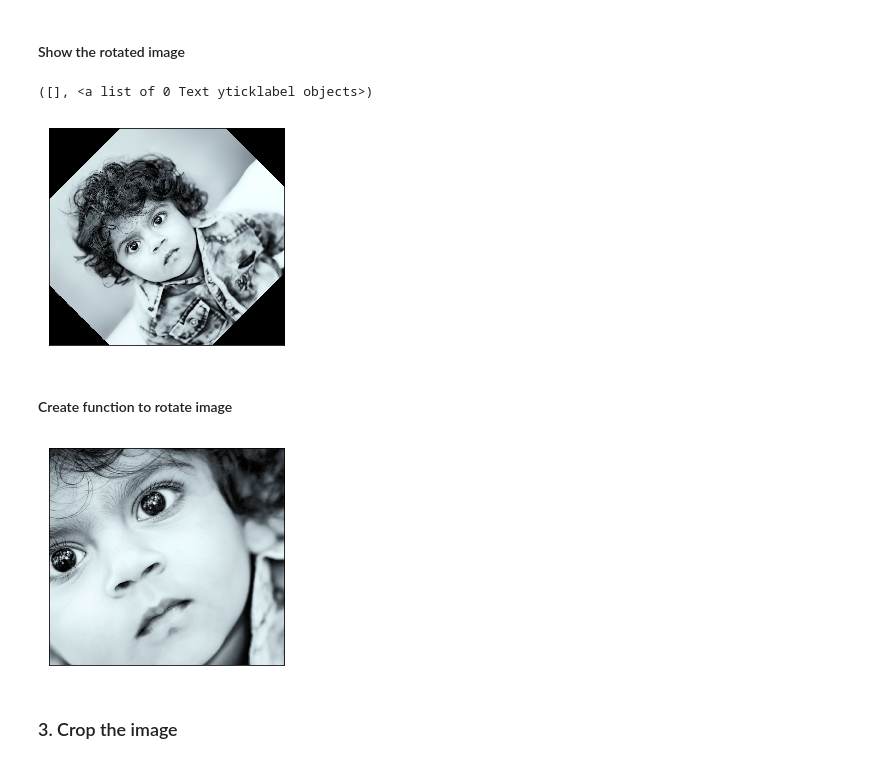
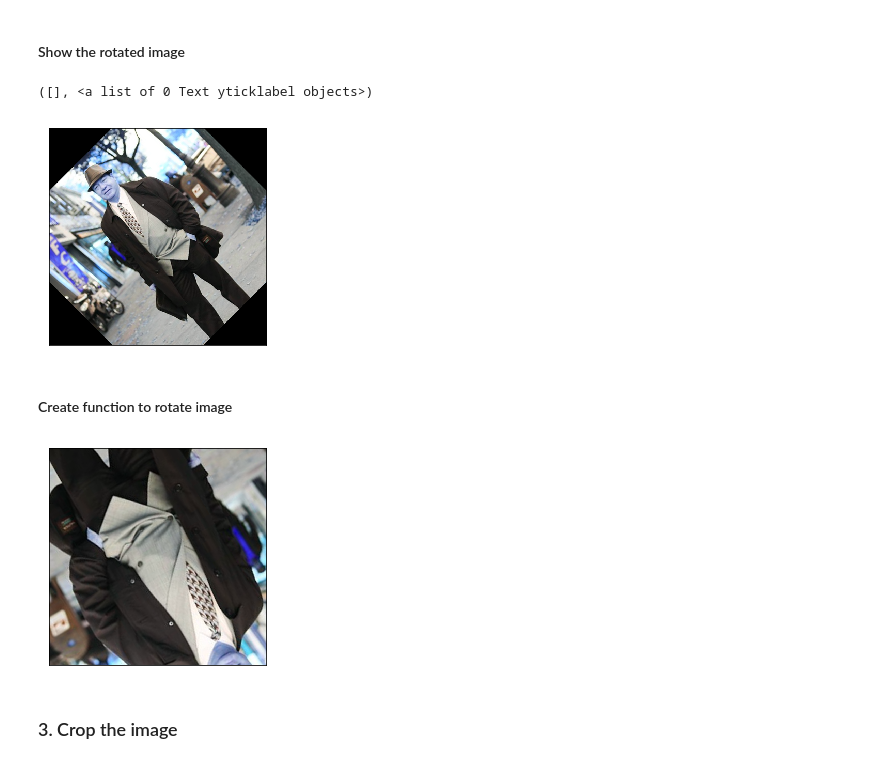
Before and after one commit to plim0793/automating_photography, a Jupyter notebook: image_aug.ipynb, the cells around one changed output. Drawn from its saved outputs; the diff is of its cells as text; code cells hidden in the pictures.

```diff
--- a/image_aug.ipynb
+++ b/image_aug.ipynb
@@ -77,6 +77,6 @@ def crop_img(orig_img, h1, h2, w1, w2):
 # %% [markdown]
 ### Read in the image
 # %%
-t1 = cv2.imread('data/test_1.jpg')
+t1 = cv2.imread('data/humansofny/891237_183126561884885_1511388695_n.jpg')
 print(t1.shape)
 # %% [output]
@@ -134,13 +134,13 @@ plt.xticks([])
 plt.yticks([])
 # %% [output]
 ([], <a list of 0 Text yticklabel objects>)
-[figure, old version]
+[figure, new version]
 # %% [markdown]
 #### Create function to rotate image
 # %%
-r_img = rotate_img(t1, deg_rot=30, scale=3)
+r_img = rotate_img(t1, deg_rot=210, scale=np.random.uniform(low=1, high=4))
 # %% [output]
-[figure, old version]
+[figure, new version]
 # %% [markdown]
 ### 3. Crop the image
 # %% [markdown]
```
Also changed, not shown: parts of 7 cells of this notebook, 1 other file.
